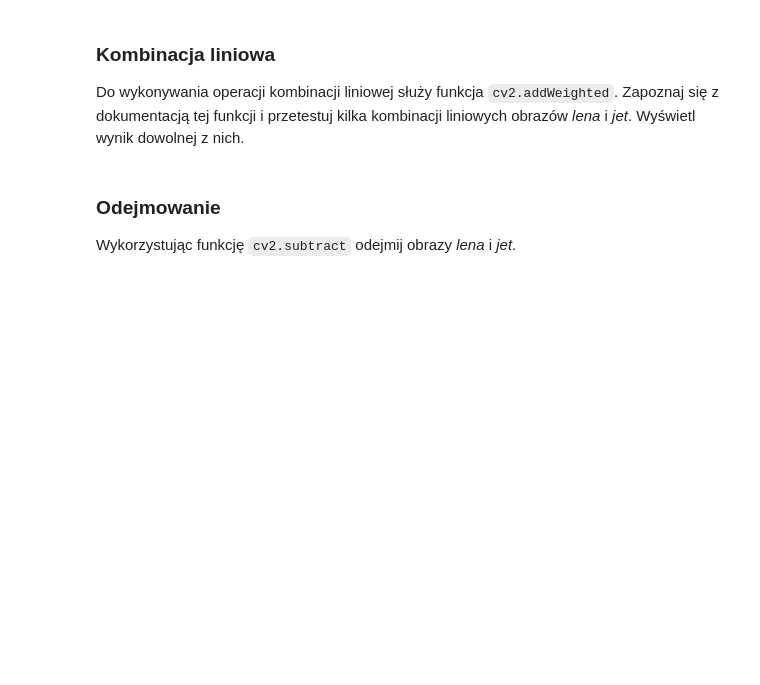
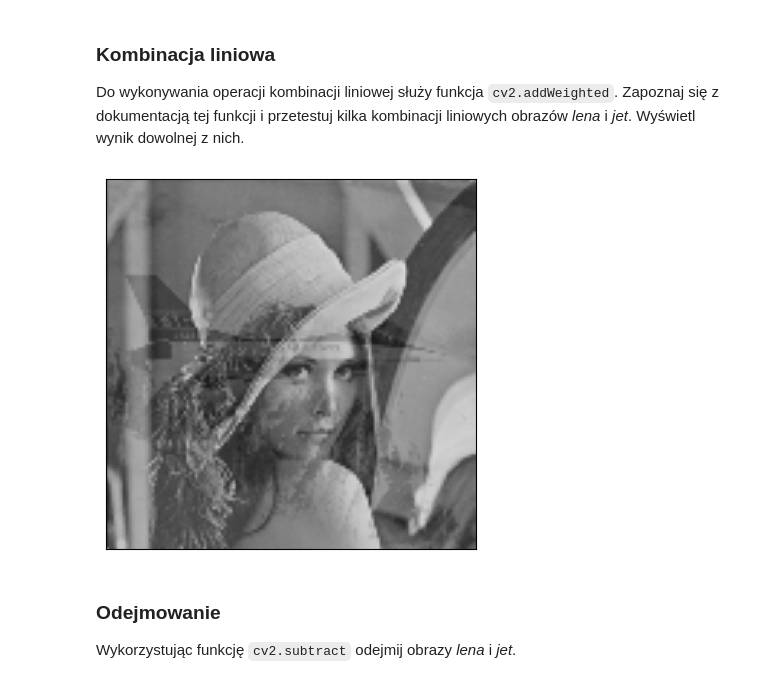
Before and after one commit to krudny/Image-processing, a Jupyter notebook: Lab2-point-operations/02_point_part1.ipynb, the cells around one changed output. Cells and saved outputs as stored; diff of their text form; code cells hidden in the pictures; blank space fills up the shorter version.

```diff
--- a/Lab2-point-operations/02_point_part1.ipynb
+++ b/Lab2-point-operations/02_point_part1.ipynb
@@ -184,6 +186,10 @@ Wynikowy obraz należy przeskalować do zakresu 0-255, zamienić na typ uint8 i
 Do wykonywania operacji kombinacji liniowej służy funkcja `cv2.addWeighted`.
 Zapoznaj się z dokumentacją tej funkcji i przetestuj kilka kombinacji liniowych obrazów _lena_ i _jet_.
 Wyświetl wynik dowolnej z nich.
+# %%
+print_image(cv2.addWeighted(lena, 0.7, plane, 0.3, 0))
+# %% [output]
+[figure, added]
 # %% [markdown]
 ### Odejmowanie
 
```
Also changed, not shown: parts of 11 cells of this notebook, 2 other files.
